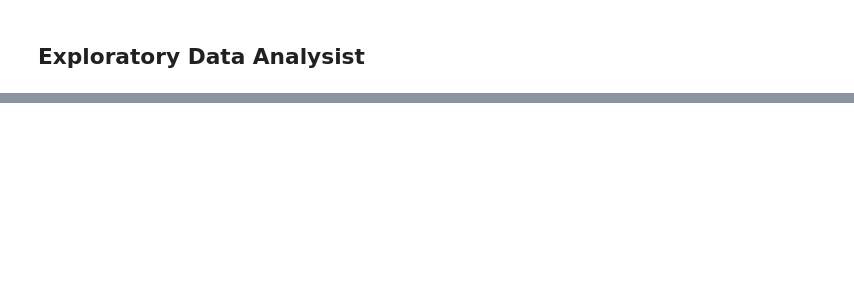
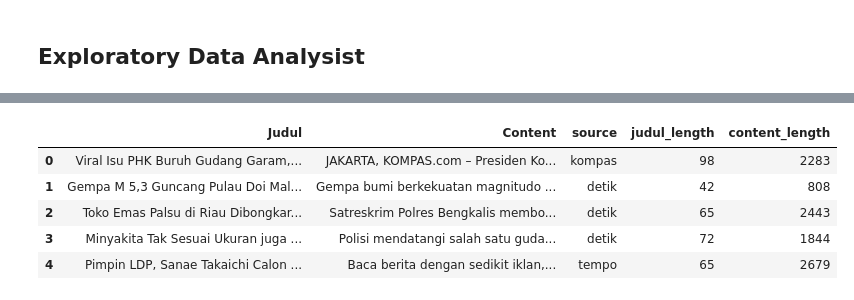
Before and after one commit to KALEOUUU/datathon-ui-market-sentinel, a Jupyter notebook: workspace/kale_workspace.ipynb, the cells around one changed output, grey strips where cells are left out. Cells and saved outputs as stored; diff of their text form; code cells hidden in the pictures; blank space fills up the shorter version.

```diff
--- a/workspace/kale_workspace.ipynb
+++ b/workspace/kale_workspace.ipynb
@@ -48,0 +273,9 @@ df.head()
+# %%
+data.head()
+# %% [output]
+|  | Judul | Content | source | judul_length | content_length |
+| 0 | Viral Isu PHK Buruh Gudang Garam,... | JAKARTA, KOMPAS.com – Presiden Ko... | kompas | 98 | 2283 |
+| 1 | Gempa M 5,3 Guncang Pulau Doi Mal... | Gempa bumi berkekuatan magnitudo ... | detik | 42 | 808 |
+| 2 | Toko Emas Palsu di Riau Dibongkar... | Satreskrim Polres Bengkalis membo... | detik | 65 | 2443 |
+| 3 | Minyakita Tak Sesuai Ukuran juga ... | Polisi mendatangi salah satu guda... | detik | 72 | 1844 |
+| 4 | Pimpin LDP, Sanae Takaichi Calon ... | Baca berita dengan sedikit iklan,... | tempo | 65 | 2679 |
```
Also changed, not shown: parts of 45 cells of this notebook.
